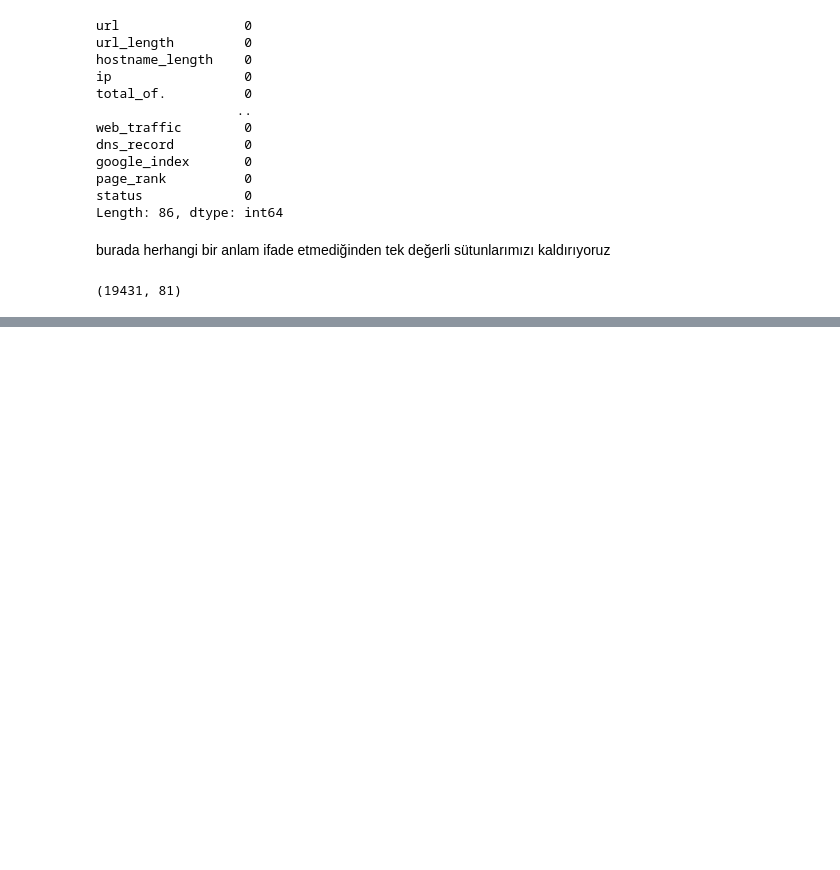
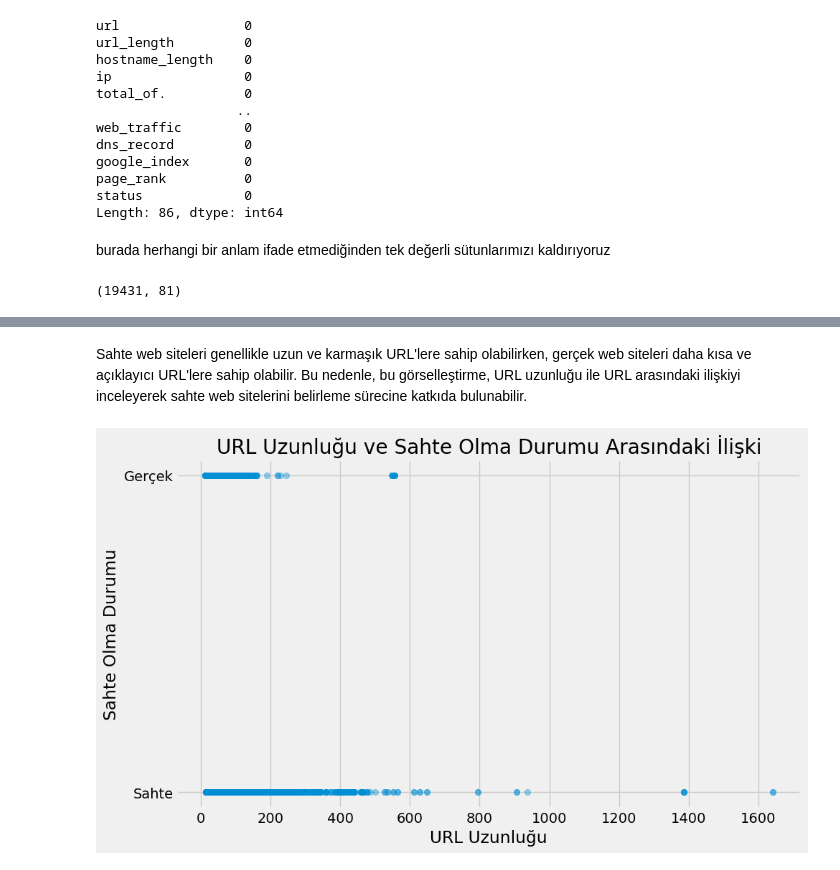
Before and after one commit to Phishbust/datanalysisandmodeling, a Jupyter notebook: data.ipynb, the cells around one changed output, grey strips where cells are left out. Cells and saved outputs as stored; diff of their text form; code cells hidden in the pictures; blank space fills up the shorter version.

```diff
--- a/data.ipynb
+++ b/data.ipynb
@@ -118,0 +142,18 @@ df.shape
+# %% [markdown]
+<bold>Sahte web siteleri genellikle uzun ve karmaşık URL'lere sahip olabilirken, gerçek web siteleri daha kısa ve açıklayıcı URL'lere sahip olabilir. Bu nedenle, bu görselleştirme, URL uzunluğu ile URL arasındaki ilişkiyi inceleyerek sahte web sitelerini belirleme sürecine katkıda bulunabilir.</bold>
+# %%
+url_length = df['url_length']
+status = df['status']
+
+plt.figure(figsize=(10, 6))
+plt.scatter(url_length, status, alpha=0.4)
+
+plt.xlabel('URL Uzunluğu')
+plt.ylabel('Sahte Olma Durumu')
+plt.title('URL Uzunluğu ve Sahte Olma Durumu Arasındaki İlişki')
+plt.yticks([0, 1], ['Sahte', 'Gerçek'])
+
+plt.grid(True)
+plt.show()
+# %% [output]
+[figure, added]
```
Also changed, not shown: parts of 22 cells of this notebook.
